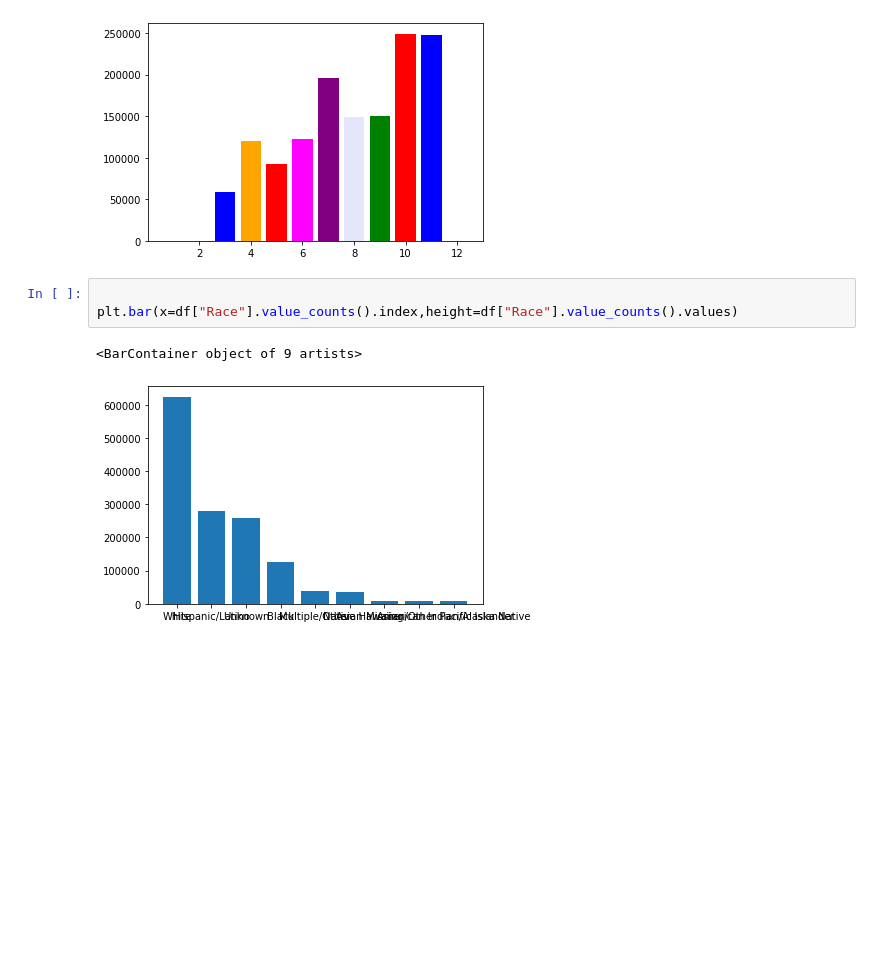
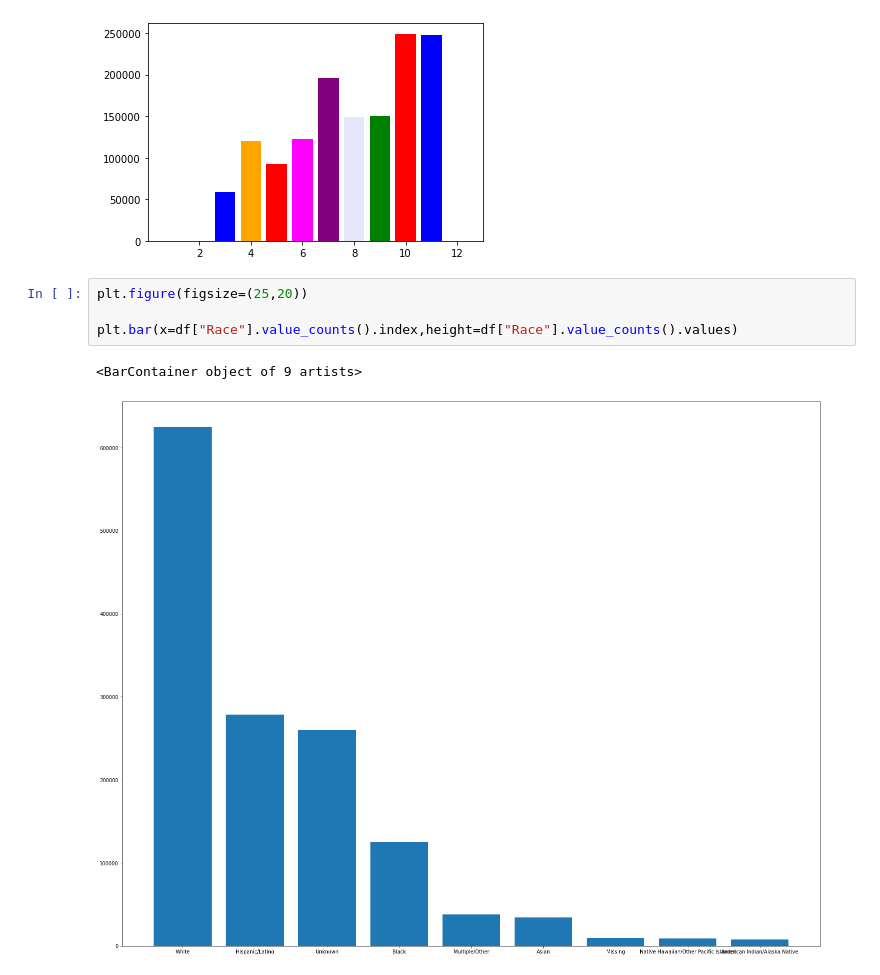
Before and after one commit to ahsanGoheer/Covid-19-Case-Surveillance-Kaggle-Dataset, a Jupyter notebook: Data_Processing.ipynb, the cells around one changed output. Saved outputs shown, nothing was run; the diff lists cells and outputs as text; blank space fills up the shorter version.

Commit message:
Added Bar Charts for different attributes

```diff
--- a/Data_Processing.ipynb
+++ b/Data_Processing.ipynb
@@ -212,8 +213,9 @@ plt.bar(x=df["Month"].value_counts().index,height=df["Month"].value_counts().val
 <BarContainer object of 12 artists>
 [figure]
 # %%
+plt.figure(figsize=(25,20))
 
 plt.bar(x=df["Race"].value_counts().index,height=df["Race"].value_counts().values)
 # %% [output]
 <BarContainer object of 9 artists>
-[figure, old version]
+[figure, new version]
```
Also changed, not shown: parts of 8 cells of this notebook.
